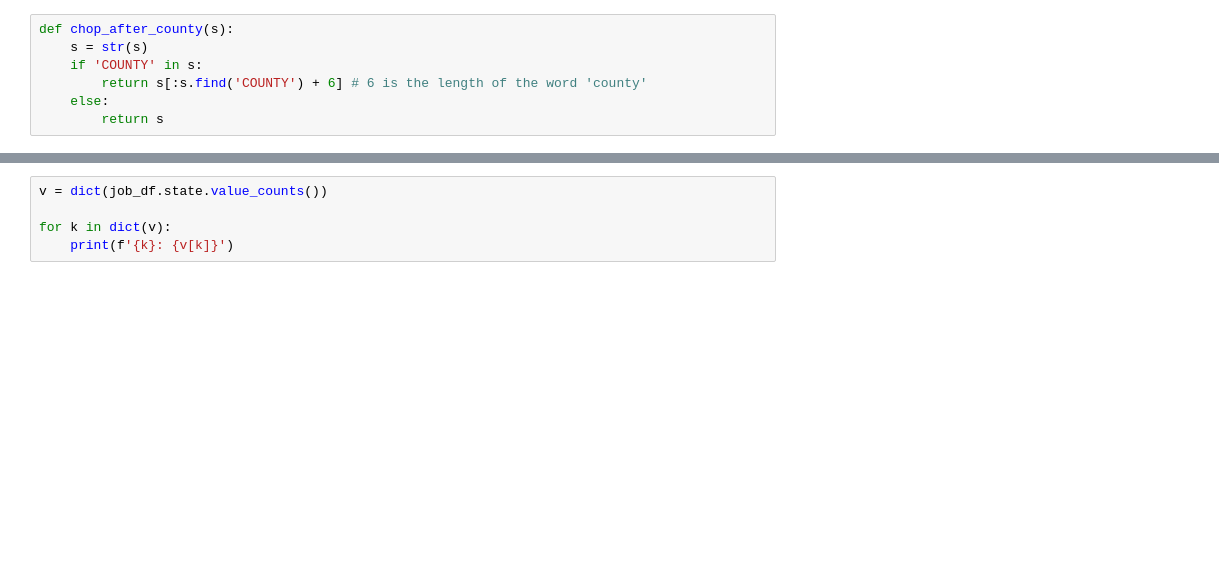
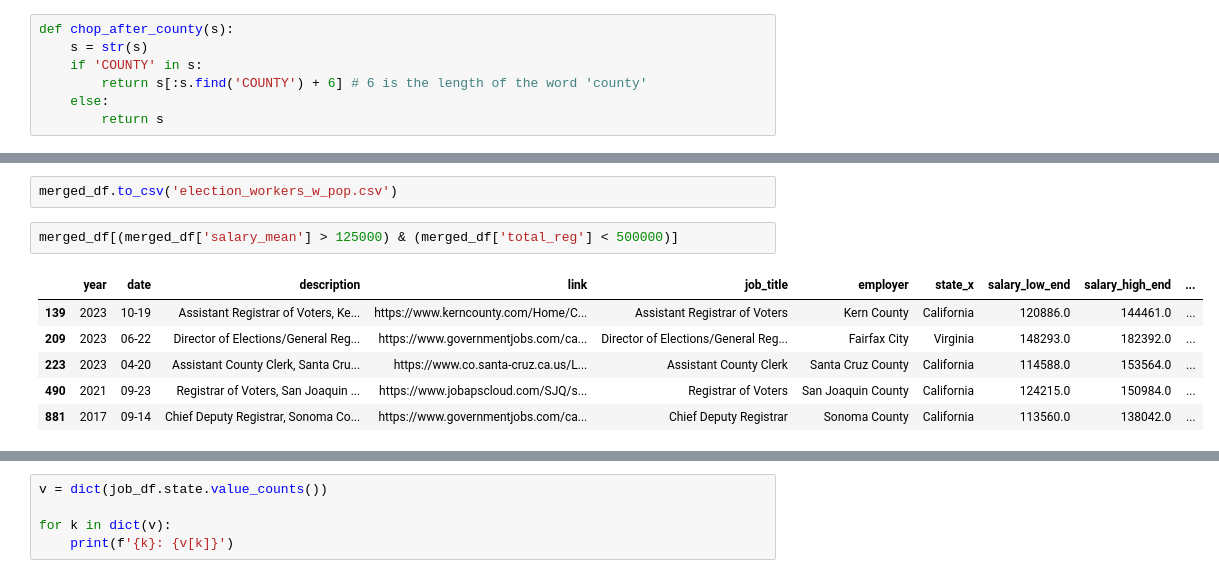
Before and after one commit to Bipartisan-Policy-Center/election-official-job-descriptions, a Jupyter notebook: analysis.ipynb, the cells around one changed output, grey strips where cells are left out. Cells and saved outputs as stored; diff of their text form; blank space fills up the shorter version.

```diff
--- a/analysis.ipynb
+++ b/analysis.ipynb
@@ -185,0 +176,11 @@ fig.set_size_inches(8, 5)
+# %%
+merged_df.to_csv('election_workers_w_pop.csv')
+# %%
+merged_df[(merged_df['salary_mean'] > 125000) & (merged_df['total_reg'] < 500000)]
+# %% [output]
+|  | year | date | description | link | job_title | employer | state_x | salary_low_end | salary_high_end | ... |
+| 139 | 2023 | 10-19 | Assistant Registrar of Voters, Ke... | https://www.kerncounty.com/Home/C... | Assistant Registrar of Voters | Kern County | California | 120886.0 | 144461.0 | ... |
+| 209 | 2023 | 06-22 | Director of Elections/General Reg... | https://www.governmentjobs.com/ca... | Director of Elections/General Reg... | Fairfax City | Virginia | 148293.0 | 182392.0 | ... |
+| 223 | 2023 | 04-20 | Assistant County Clerk, Santa Cru... | https://www.co.santa-cruz.ca.us/L... | Assistant County Clerk | Santa Cruz County | California | 114588.0 | 153564.0 | ... |
+| 490 | 2021 | 09-23 | Registrar of Voters, San Joaquin ... | https://www.jobapscloud.com/SJQ/s... | Registrar of Voters | San Joaquin County | California | 124215.0 | 150984.0 | ... |
+| 881 | 2017 | 09-14 | Chief Deputy Registrar, Sonoma Co... | https://www.governmentjobs.com/ca... | Chief Deputy Registrar | Sonoma County | California | 113560.0 | 138042.0 | ... |
```
Also changed, not shown: parts of 5 cells of this notebook, 6 other files.
